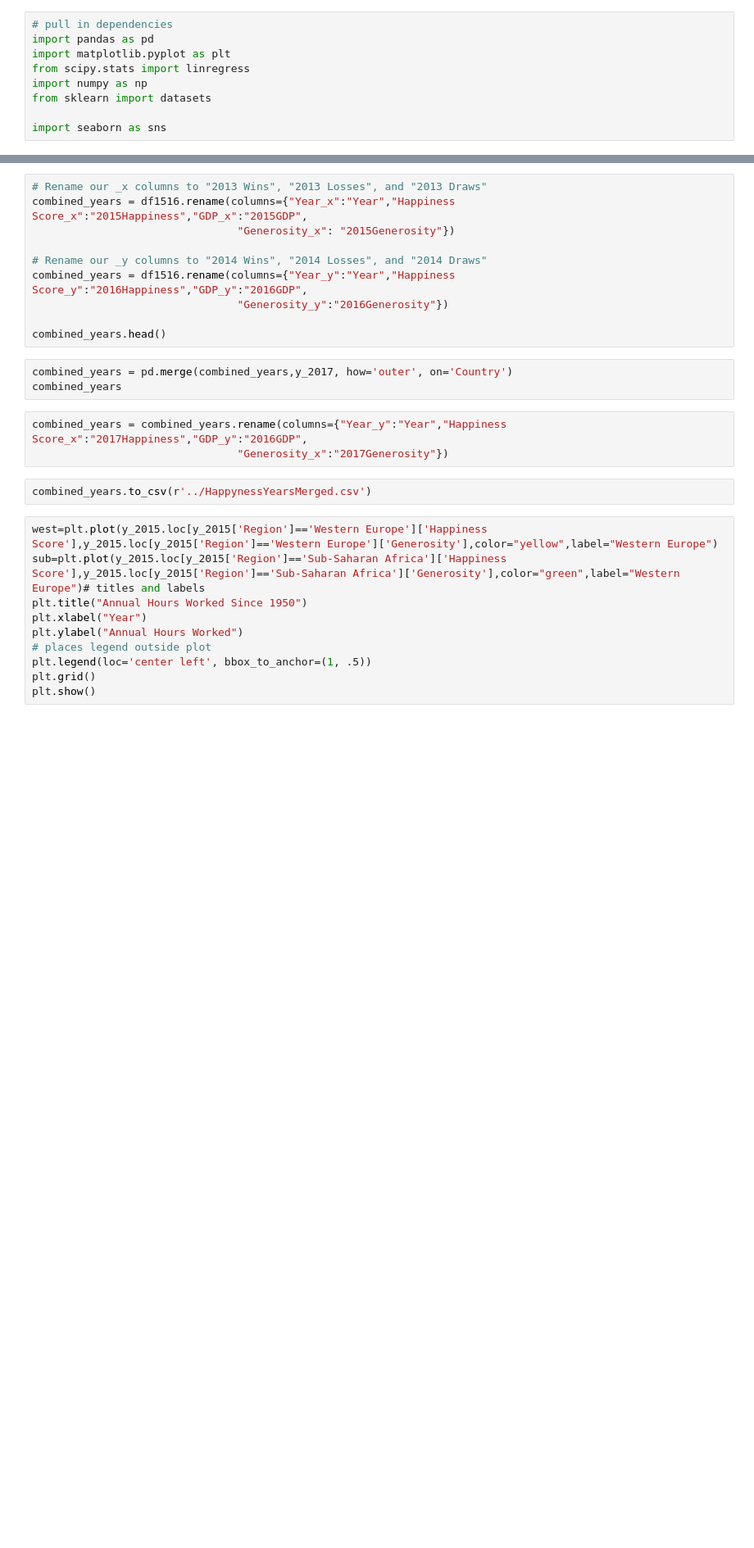
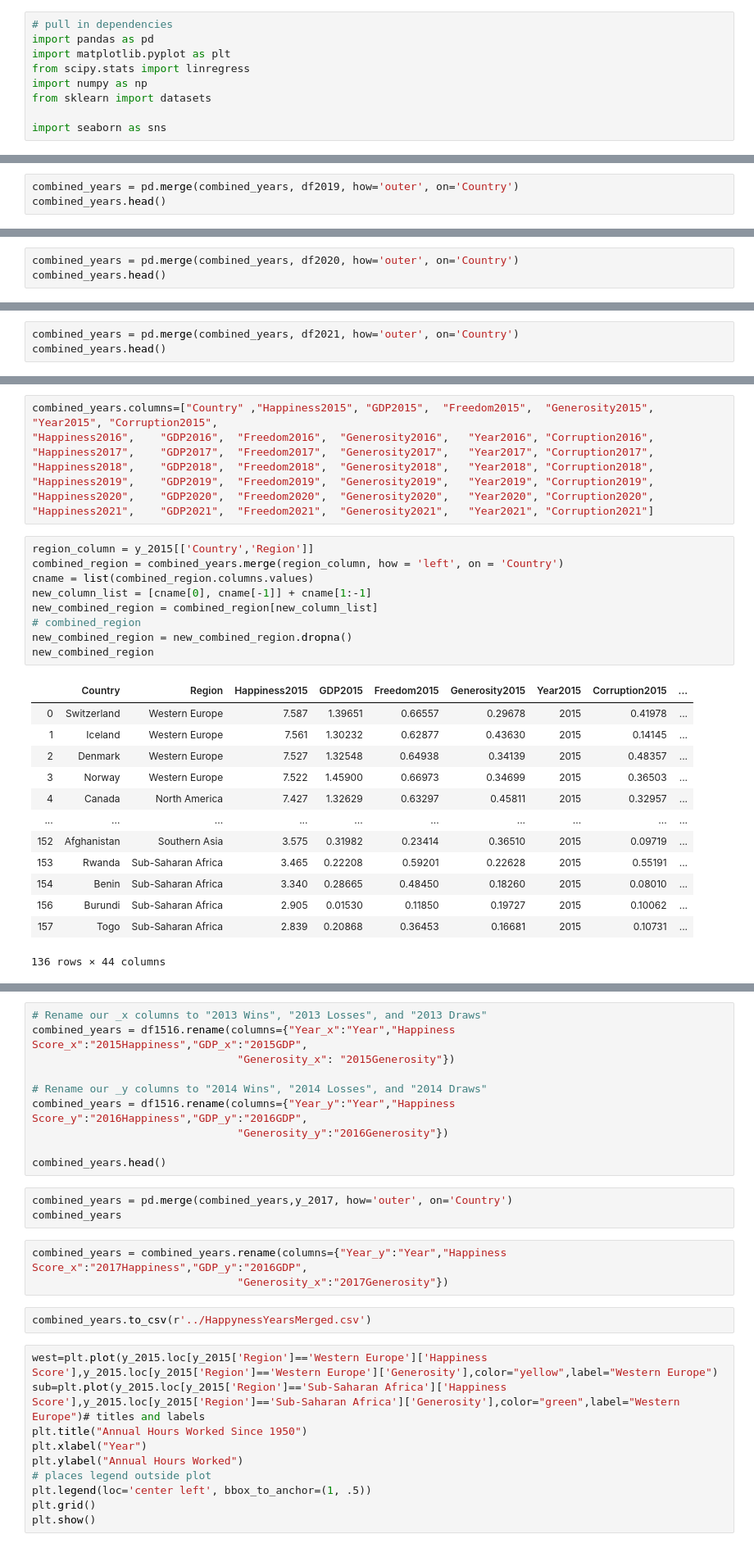
Before and after one commit to matteo005/Happiness_Project, a Jupyter notebook: MB_Data_Code.ipynb, the cells around one changed output, grey strips where cells are left out. Shown at 82% size. Cells and saved outputs as stored; diff of their text form; blank space fills up the shorter version.

```diff
--- a/MB_Data_Code.ipynb
+++ b/MB_Data_Code.ipynb
@@ -47,0 +94,3 @@ combined_years.to_csv(r'../HappynessYearsMerged.csv')
+# %%
+combined_years = pd.merge(combined_years, df2019, how='outer', on='Country')
+combined_years.head()
@@ -47,0 +105,3 @@ combined_years.to_csv(r'../HappynessYearsMerged.csv')
+# %%
+combined_years = pd.merge(combined_years, df2020, how='outer', on='Country')
+combined_years.head()
@@ -47,0 +116,3 @@ combined_years.to_csv(r'../HappynessYearsMerged.csv')
+# %%
+combined_years = pd.merge(combined_years, df2021, how='outer', on='Country')
+combined_years.head()
@@ -47,0 +127,31 @@ combined_years.to_csv(r'../HappynessYearsMerged.csv')
+# %%
+combined_years.columns=["Country" ,"Happiness2015",	"GDP2015",	"Freedom2015",	"Generosity2015",	"Year2015",	"Corruption2015",
+"Happiness2016",	"GDP2016",	"Freedom2016",	"Generosity2016",	"Year2016",	"Corruption2016",
+"Happiness2017",	"GDP2017",	"Freedom2017",	"Generosity2017",	"Year2017",	"Corruption2017",
+"Happiness2018",	"GDP2018",	"Freedom2018",	"Generosity2018",	"Year2018",	"Corruption2018",
+"Happiness2019",	"GDP2019",	"Freedom2019",	"Generosity2019",	"Year2019",	"Corruption2019",
+"Happiness2020",	"GDP2020",	"Freedom2020",	"Generosity2020",	"Year2020",	"Corruption2020",
+"Happiness2021",	"GDP2021",	"Freedom2021",	"Generosity2021",	"Year2021",	"Corruption2021"]
+# %%
+region_column = y_2015[['Country','Region']]
+combined_region = combined_years.merge(region_column, how = 'left', on = 'Country')
+cname = list(combined_region.columns.values)
+new_column_list = [cname[0], cname[-1]] + cname[1:-1]
+new_combined_region = combined_region[new_column_list]
+# combined_region
+new_combined_region = new_combined_region.dropna()
+new_combined_region
+# %% [output]
+|  | Country | Region | Happiness2015 | GDP2015 | Freedom2015 | Generosity2015 | Year2015 | Corruption2015 | ... |
+| 0 | Switzerland | Western Europe | 7.587 | 1.39651 | 0.66557 | 0.29678 | 2015 | 0.41978 | ... |
+| 1 | Iceland | Western Europe | 7.561 | 1.30232 | 0.62877 | 0.43630 | 2015 | 0.14145 | ... |
+| 2 | Denmark | Western Europe | 7.527 | 1.32548 | 0.64938 | 0.34139 | 2015 | 0.48357 | ... |
+| 3 | Norway | Western Europe | 7.522 | 1.45900 | 0.66973 | 0.34699 | 2015 | 0.36503 | ... |
+| 4 | Canada | North America | 7.427 | 1.32629 | 0.63297 | 0.45811 | 2015 | 0.32957 | ... |
+| ... | ... | ... | ... | ... | ... | ... | ... | ... | ... |
+| 152 | Afghanistan | Southern Asia | 3.575 | 0.31982 | 0.23414 | 0.36510 | 2015 | 0.09719 | ... |
+| 153 | Rwanda | Sub-Saharan Africa | 3.465 | 0.22208 | 0.59201 | 0.22628 | 2015 | 0.55191 | ... |
+| 154 | Benin | Sub-Saharan Africa | 3.340 | 0.28665 | 0.48450 | 0.18260 | 2015 | 0.08010 | ... |
+| 156 | Burundi | Sub-Saharan Africa | 2.905 | 0.01530 | 0.11850 | 0.19727 | 2015 | 0.10062 | ... |
+| 157 | Togo | Sub-Saharan Africa | 2.839 | 0.20868 | 0.36453 | 0.16681 | 2015 | 0.10731 | ... |
+136 rows × 44 columns
```
Also changed, not shown: parts of 13 cells of this notebook, 1 other file.
